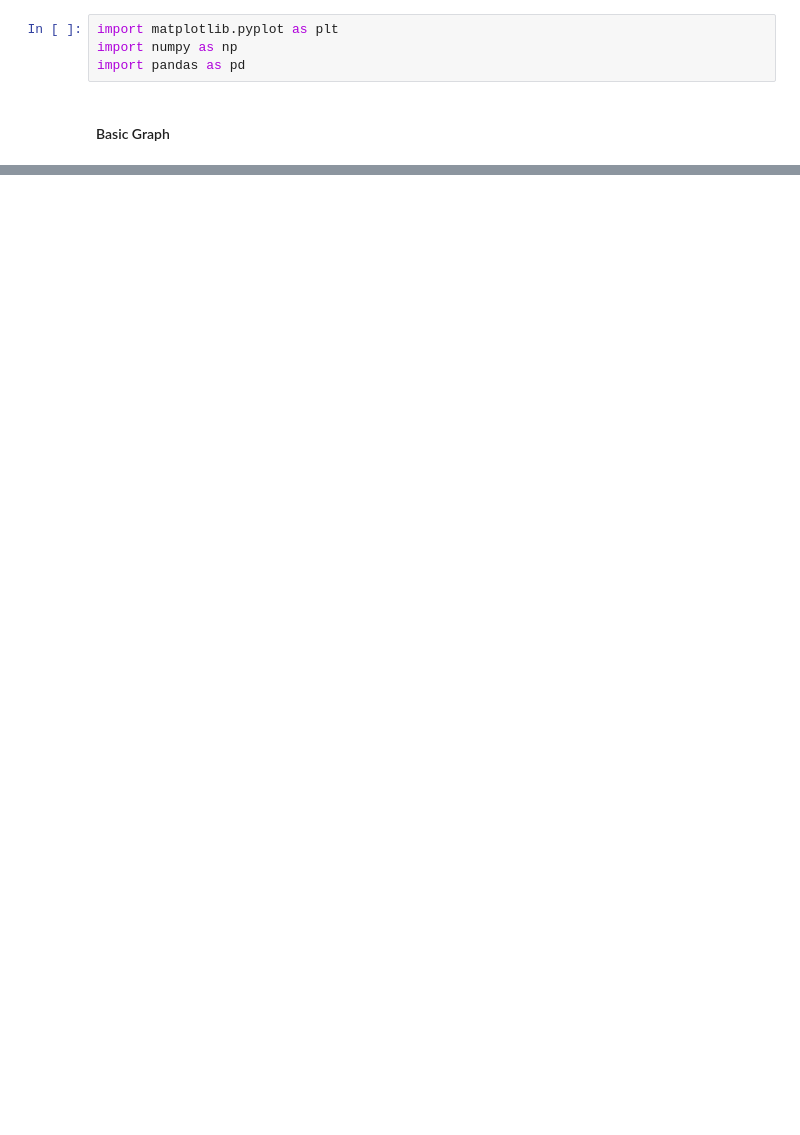
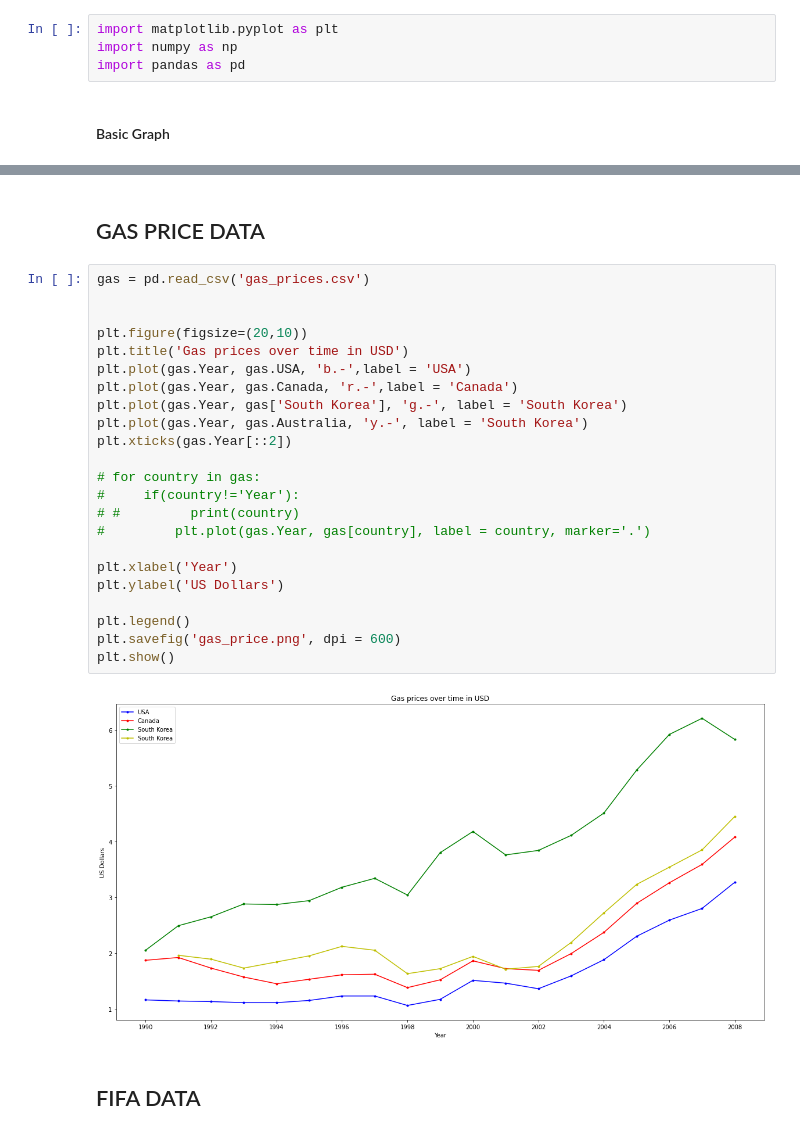
Before and after one commit to ashutoshd1996/learning, a Jupyter notebook: Matplotlib/Matplotlib.ipynb, the cells around one changed output, grey strips where cells are left out. Cells and saved outputs as stored; diff of their text form; blank space fills up the shorter version.

```diff
--- a/Matplotlib/Matplotlib.ipynb
+++ b/Matplotlib/Matplotlib.ipynb
@@ -18,0 +58,29 @@ plt.show()
+# %% [markdown]
+## GAS PRICE DATA
+# %%
+gas = pd.read_csv('gas_prices.csv')
+
+
+plt.figure(figsize=(20,10))
+plt.title('Gas prices over time in USD')
+plt.plot(gas.Year, gas.USA, 'b.-',label = 'USA')
+plt.plot(gas.Year, gas.Canada, 'r.-',label = 'Canada')
+plt.plot(gas.Year, gas['South Korea'], 'g.-', label = 'South Korea')
+plt.plot(gas.Year, gas.Australia, 'y.-', label = 'South Korea')
+plt.xticks(gas.Year[::2])
+
+# for country in gas:
+#     if(country!='Year'):
+# #         print(country)
+#         plt.plot(gas.Year, gas[country], label = country, marker='.')
+
+plt.xlabel('Year')
+plt.ylabel('US Dollars')
+
+plt.legend()
+plt.savefig('gas_price.png', dpi = 600)
+plt.show()
+# %% [output]
+[figure, added]
+# %% [markdown]
+## FIFA DATA
```
Also changed, not shown: parts of 10 cells of this notebook, 10 other files.
